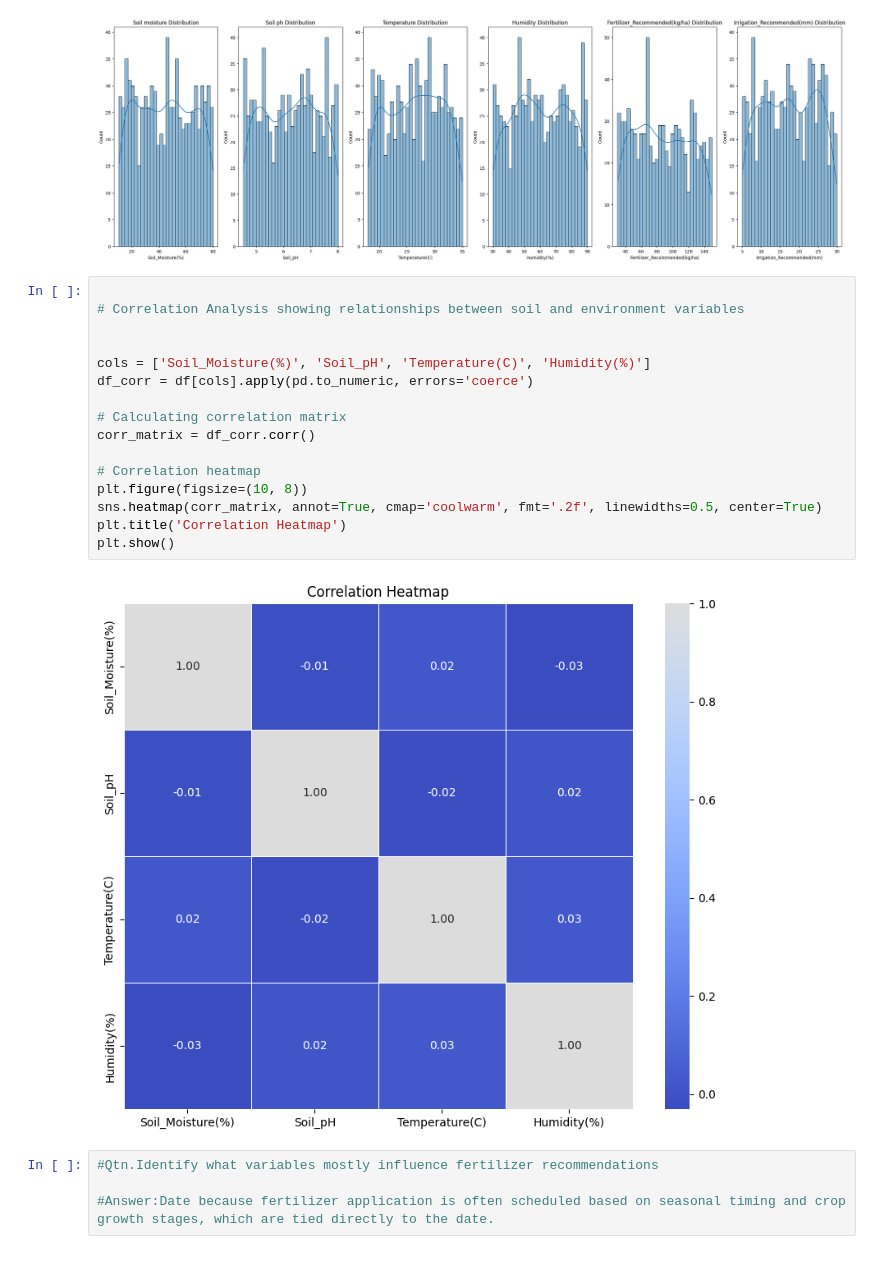
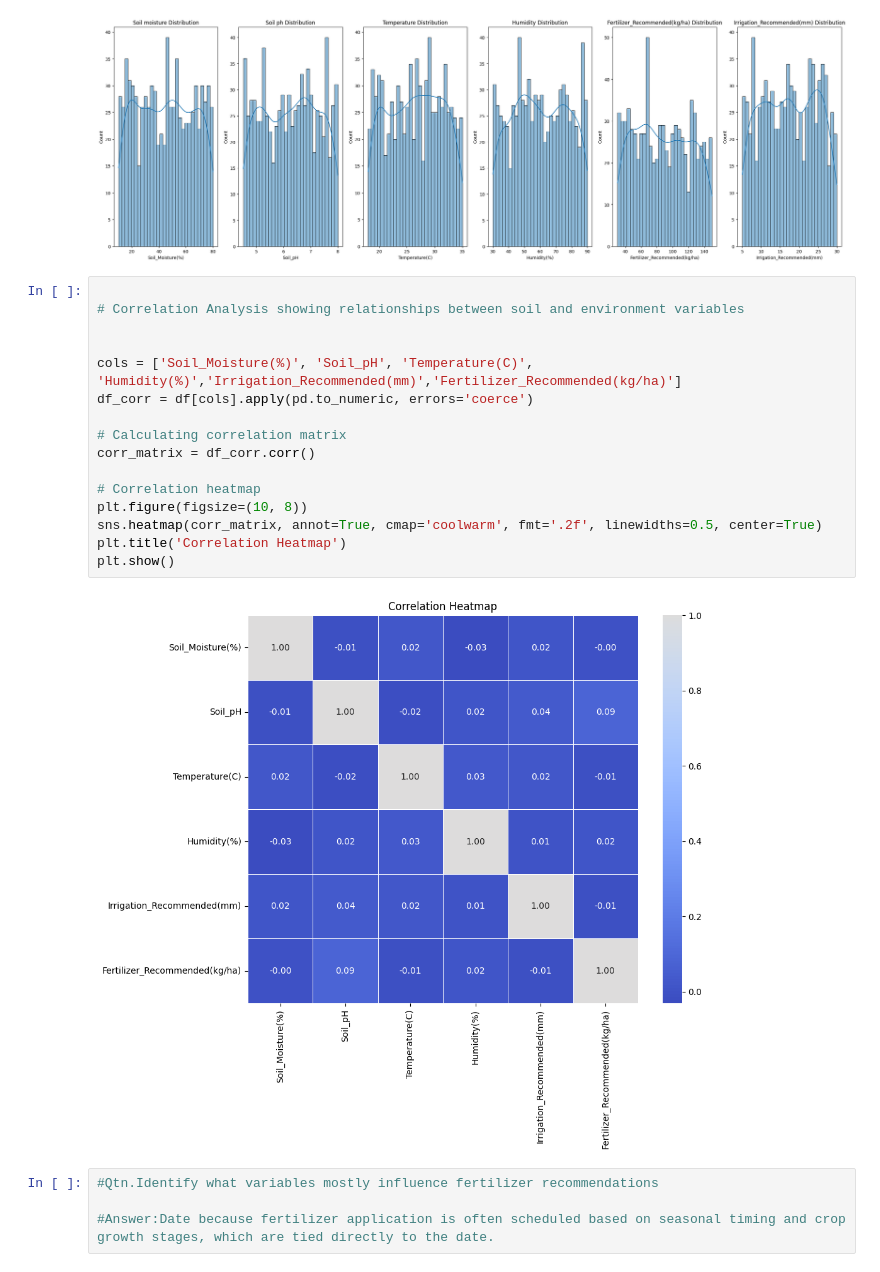
Before and after one commit to OmallaRoy/Omalla-Roy, a Jupyter notebook: Assignment5.ipynb, the cells around one changed output. Cells and saved outputs as stored; diff of their text form.

```diff
--- a/Assignment5.ipynb
+++ b/Assignment5.ipynb
@@ -252,21 +253,21 @@ Text(0.5, 1.0, 'Irrigation_Recommended(mm) Distribution')
 # %%
 
 # Correlation Analysis showing relationships between soil and environment variables
 
 
-cols = ['Soil_Moisture(%)', 'Soil_pH', 'Temperature(C)', 'Humidity(%)']
+cols = ['Soil_Moisture(%)', 'Soil_pH', 'Temperature(C)', 'Humidity(%)','Irrigation_Recommended(mm)','Fertilizer_Recommended(kg/ha)']
 df_corr = df[cols].apply(pd.to_numeric, errors='coerce')
 
 # Calculating correlation matrix
 corr_matrix = df_corr.corr()
 
 # Correlation heatmap
 plt.figure(figsize=(10, 8))
 sns.heatmap(corr_matrix, annot=True, cmap='coolwarm', fmt='.2f', linewidths=0.5, center=True)
 plt.title('Correlation Heatmap')
 plt.show()
 # %% [output]
-[figure, old version]
+[figure, new version]
 # %%
 #Qtn.Identify what variables mostly influence fertilizer recommendations
 
```
Also changed, not shown: parts of 1 cell of this notebook.
